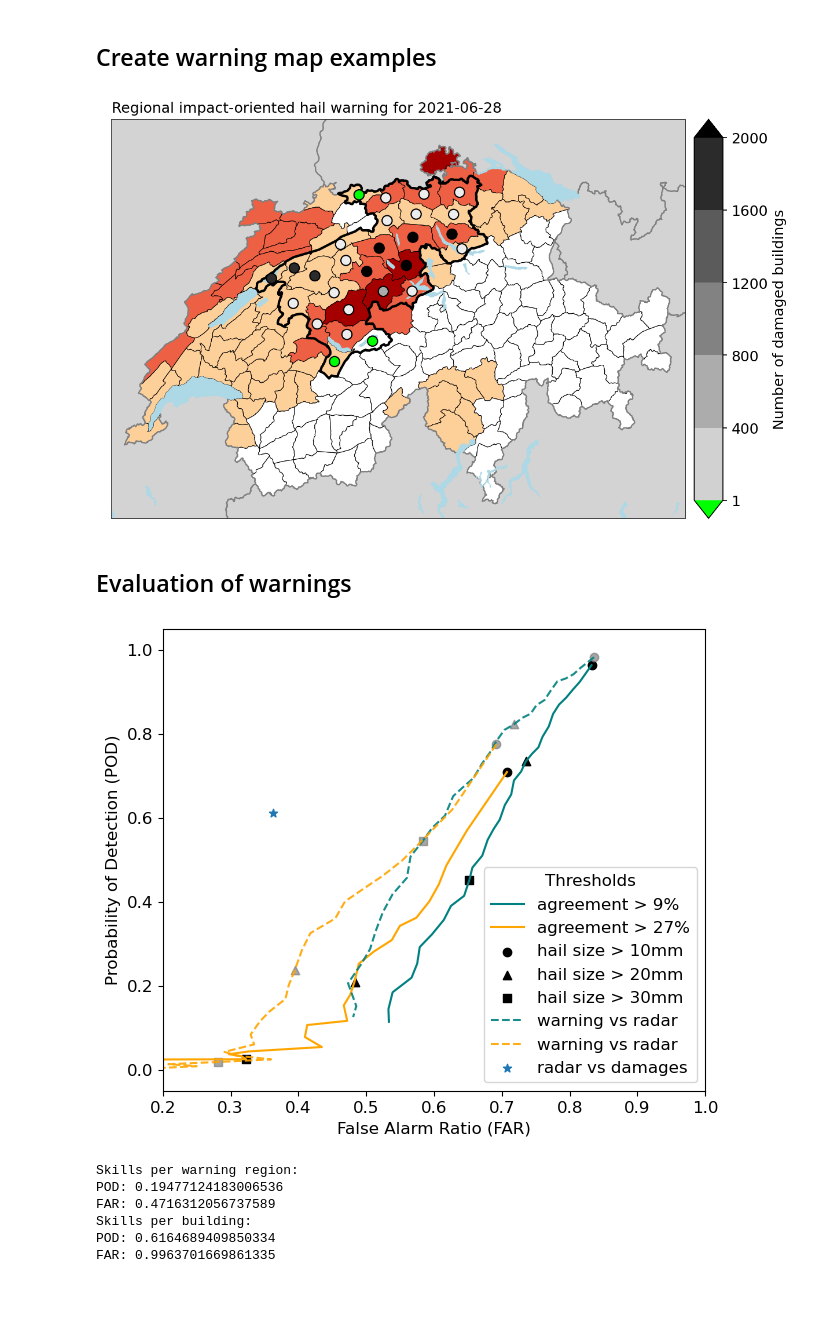
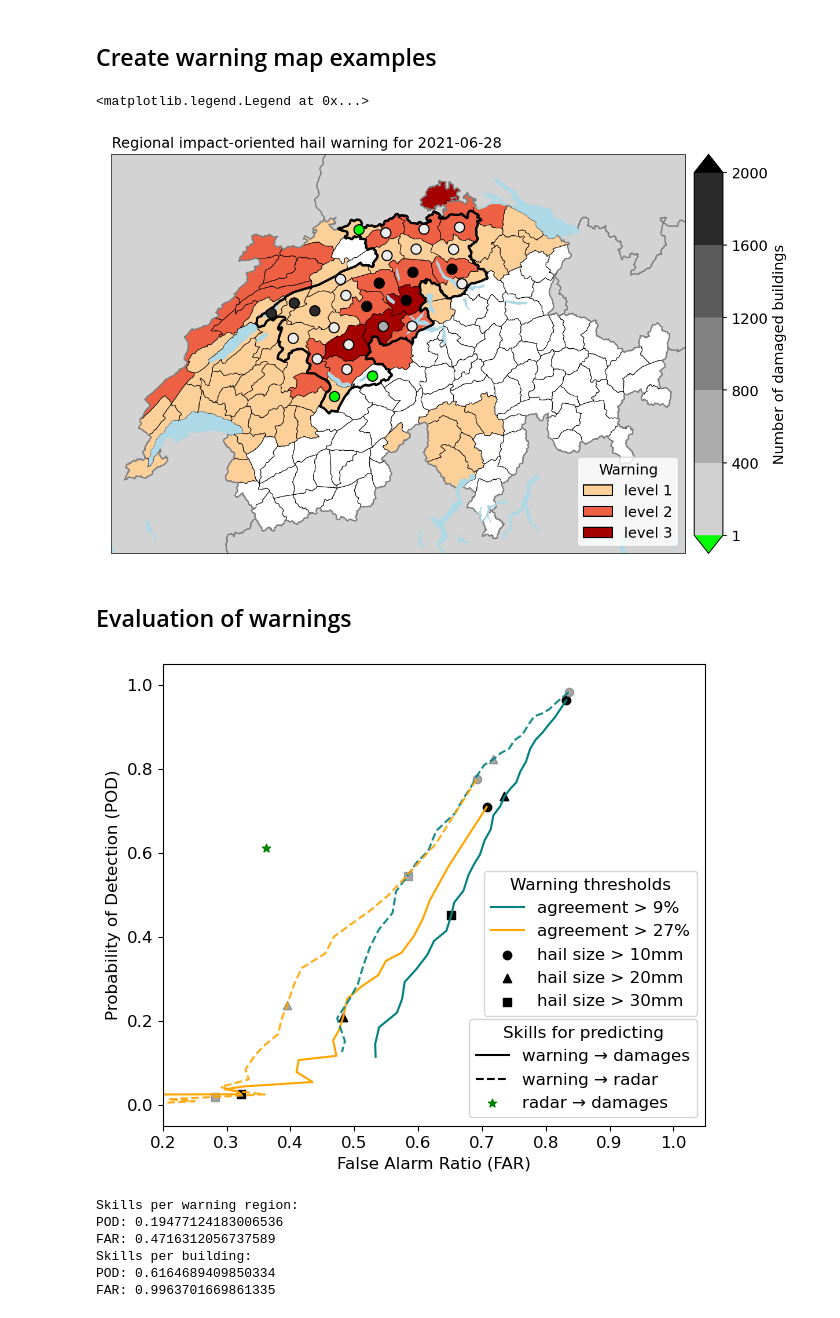
Before and after one commit to ValentinGebhart/impact_based_hail_forecasts_paper, a Jupyter notebook: impact_oriented_warnings.ipynb, the cells around one changed output. Cells and saved outputs as stored; diff of their text form; code cells hidden in the pictures.

```diff
--- a/impact_oriented_warnings.ipynb
+++ b/impact_oriented_warnings.ipynb
@@ -236,9 +235,25 @@ cbar = fig.colorbar(
 )
 cbar.set_label("Number of damaged buildings")
 
-# plt.savefig(f"{dir_plots}/warningmaps/warningmap_{model}_date{example_date}_{thresh_agree}_{thresh_haz_CH}_with_validation_threshval{validation_exp_threshold}.png", bbox_inches='tight')
+# Create a Normalize object that maps 0–3 to the colormap
+norm = mpl.colors.Normalize(vmin=0.5, vmax=3)
+# Get the colors corresponding to the 4 discrete integer values
+colors = [cmap_warning(norm(i)) for i in range(4)]
+# Create legend patches for each category
+legend_elements = [
+    # mpl.patches.Patch(facecolor=colors[0], edgecolor='black', label='0'),
+    mpl.patches.Patch(facecolor=colors[1], edgecolor='black', label='level 1'),
+    mpl.patches.Patch(facecolor=colors[2], edgecolor='black', label='level 2'),
+    mpl.patches.Patch(facecolor=colors[3], edgecolor='black', label='level 3')
+]
+
+# Add the custom legend
+ax.legend(handles=legend_elements, title="Warning", loc='lower right')
+
+# plt.savefig(f"{dir_plots}/warningmaps/warningmap_{model}_date{example_date}_{thresh_agree_CH}_{thresh_haz_CH}_with_validation_threshval{validation_exp_threshold}.png", bbox_inches='tight')
 # %% [output]
+<matplotlib.legend.Legend at 0x...>
-[figure, old version]
+[figure, new version]
 # %% [markdown]
 ## Evaluation of warnings
 # %%
@@ -321,54 +336,67 @@ skill_radar_damage = utils.compute_boolean_skill_scores_per_region(
 # plot comparison POD to FAR
 include_POH = True
 include_POH_impact_point = True
-include_warning_POH_impact = False
+
 col1, col2 = "teal", "Orange"
 fig, ax = plt.subplots(1,1,figsize=(7,6))
 hail_size_points = [10.,20.,30.]
 # hail_size_points = [10.,15.,20.]
 
+handles_legend1, handles_legend2 = [], []
 for thresh_agree, label_agree, color in zip(
     thresh_agree_list,
     ["agreement > 9%", "agreement > 27%"],
     [col1, col2]
 ):
-    ax.plot(
+    handles_legend1.append(ax.plot(
         [skills_dict[(thresh_haz,thresh_agree)]["FAR_regions"].mean().values[0] for thresh_haz in thresh_haz_list],
         [skills_dict[(thresh_haz,thresh_agree)]["POD_regions"].mean().values[0] for thresh_haz in thresh_haz_list], linewidth=1.5,
         label=label_agree, color=color
-    )
+    )[0])
 
 for thresh_haz, label, marker in zip(hail_size_points, [f"hail size > {int(size)}mm" for size in hail_size_points], ["o", "^", "s"]):
-    ax.scatter(
+    handles_legend1.append(ax.scatter(
         [skills_dict[(thresh_haz,thresh_agree)]["FAR_regions"].mean().values[0] for thresh_agree in thresh_agree_list],
         [skills_dict[(thresh_haz,thresh_agree)]["POD_regions"].mean().values[0] for thresh_agree in thresh_agree_list],
-        label=label, marker=marker, color="black")
+        label=label, marker=marker, color="black"))
     if include_POH:
         ax.scatter(
             [skills_poh[(thresh_haz,thresh_agree)]["FAR_regions"].mean().values[0] for thresh_agree in thresh_agree_list],
             [skills_poh[(thresh_haz,thresh_agree)]["POD_regions"].mean().values[0] for thresh_agree in thresh_agree_list],
             marker=marker, color="grey", alpha = .7)
 
 if include_POH:
     for thresh_agree, label_agree, color in zip(thresh_agree_list, ["at least 1 member", "at least 3 members"], [col1, col2]):
-        ax.plot(
+        handles_legend2.append(ax.plot(
             [skills_poh[(thresh_haz,thresh_agree)]["FAR_regions"].mean().values[0] for thresh_haz in thresh_haz_list],
             [skills_poh[(thresh_haz,thresh_agree)]["POD_regions"].mean().values[0] for thresh_haz in thresh_haz_list], linewidth=1.5,
             label="warning vs radar", linestyle = 'dashed', color=color, alpha = .9,
-        )
+        )[0])
 
 if include_POH_impact_point:
-    ax.scatter(skill_radar_damage["FAR"], skill_radar_damage["POD"], marker="*", label="radar vs damages")
+    handles_legend2.append(ax.scatter(skill_radar_damage["FAR"], skill_radar_damage["POD"], marker="*", color="g", label="radar → damages"))
 
-ax.legend(title="Thresholds", )
+# ax.legend(title="Thresholds", )
+# two legends
+legend1 = ax.legend(handles=handles_legend1, title="Warning thresholds", loc='lower right', bbox_to_anchor=(1.0, 0.22))
+ax.add_artist(legend1)  # Add it manually so we can make another one
+
+# # Second legend (Title 2)
+custom_handles = [
+    mpl.lines.Line2D([], [], color='k', lw=1.5, label='warning → damages'),
+    mpl.lines.Line2D([], [], linestyle="dashed", color='k', lw=1.5, label='warning → radar'),
+    handles_legend2[-1]
+]
+ax.legend(handles=custom_handles, title="Skills for predicting", loc='lower right')
+
 ax.set_xlabel("False Alarm Ratio (FAR)")
 ax.set_ylabel("Probability of Detection (POD)")
-ax.set_xlim([.2,1.])
+ax.set_xlim([.2,1.05])
 ax.set_ylim([-.05,1.05]);
 
 # plt.savefig(f'{dir_plots}/POH_comparison/HR_FAR_curve_{model}_region-exp-thresh{validation_exp_threshold}_all.png')
 # %% [output]
-[figure, old version]
+[figure, new version]
 # %%
 ######################################
 ### compute weighted FAR AND POD #####
```
Also changed, not shown: parts of 2 cells of this notebook, 4 other files.
